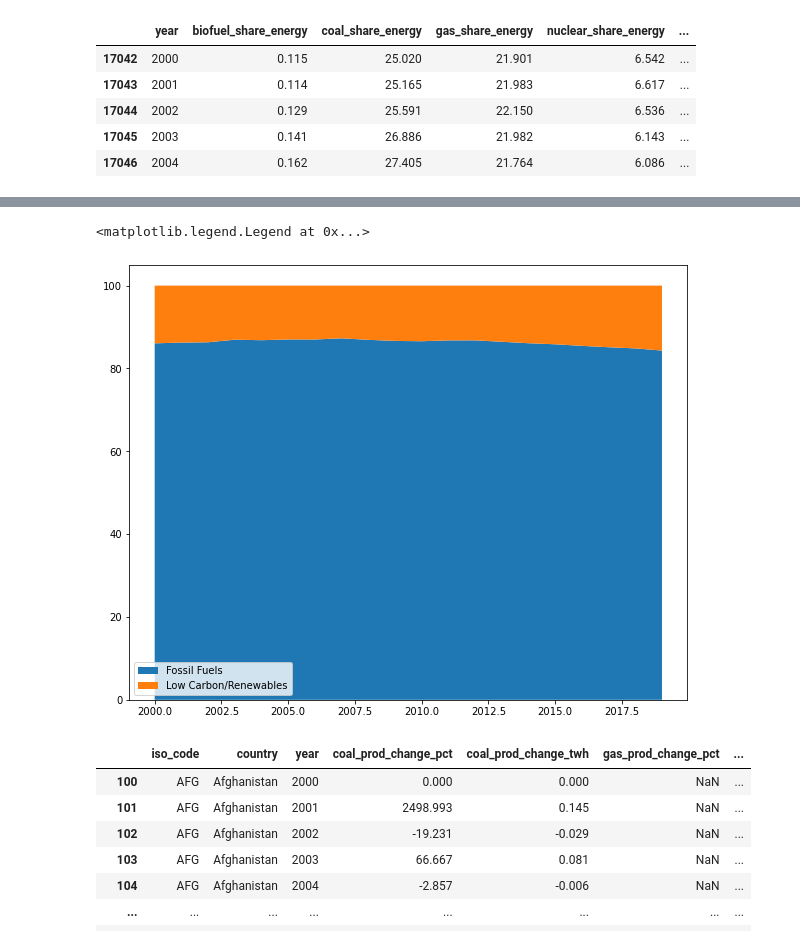
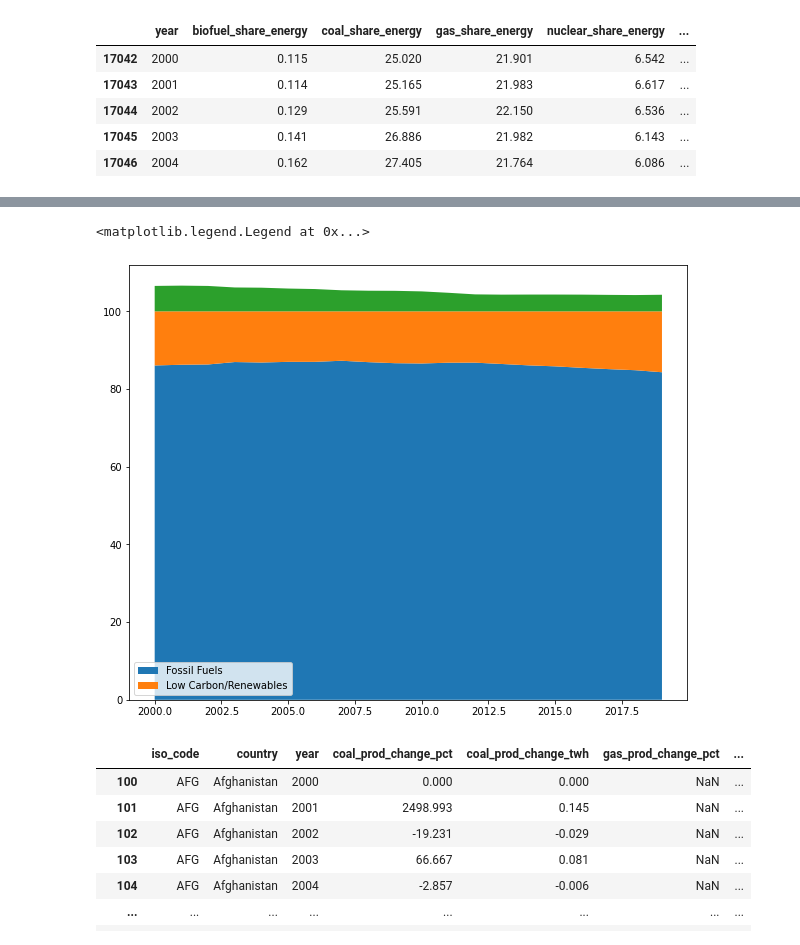
Before and after one commit to TeamGreenWave/capstone_project, a Jupyter notebook: EDA_Notebook_SLS.ipynb, the cells around one changed output, grey strips where cells are left out. Cells and saved outputs as stored; diff of their text form; code cells hidden in the pictures.

```diff
--- a/EDA_Notebook_SLS.ipynb
+++ b/EDA_Notebook_SLS.ipynb
@@ -105,13 +110,14 @@ plt.legend(loc='lower left')
 # %%
 plt.figure(figsize=(10,8))
 plt.stackplot(world_df_nrg_mix['year'],
                 world_df_nrg_mix['fossil_share_energy'],
                 world_df_nrg_mix['low_carbon_share_energy'],
+                world_df_nrg_mix['nuclear_share_energy'],
                 labels=['Fossil Fuels','Low Carbon/Renewables'])
 plt.legend(loc='lower left')
 # %% [output]
 <matplotlib.legend.Legend at 0x...>
-[figure, old version]
+[figure, new version]
 # %%
 #data for the relevant years:
 
```
Also changed, not shown: parts of 21 cells of this notebook, 2 other files.
